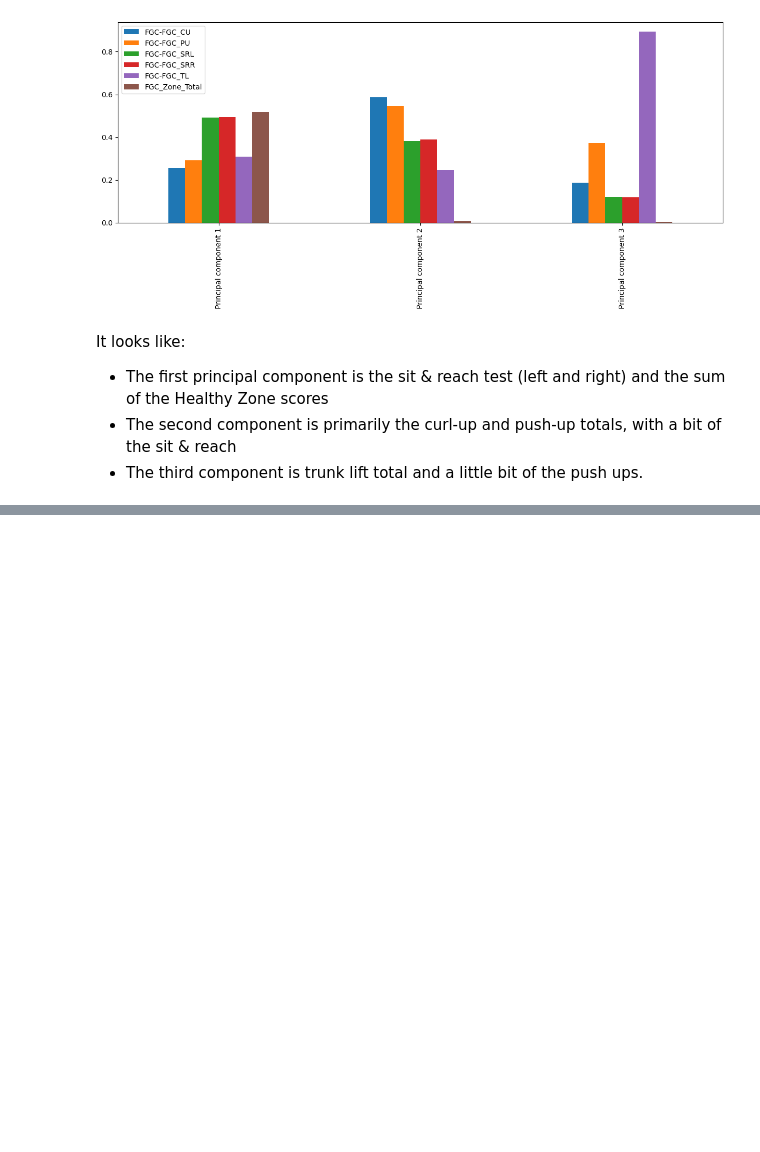
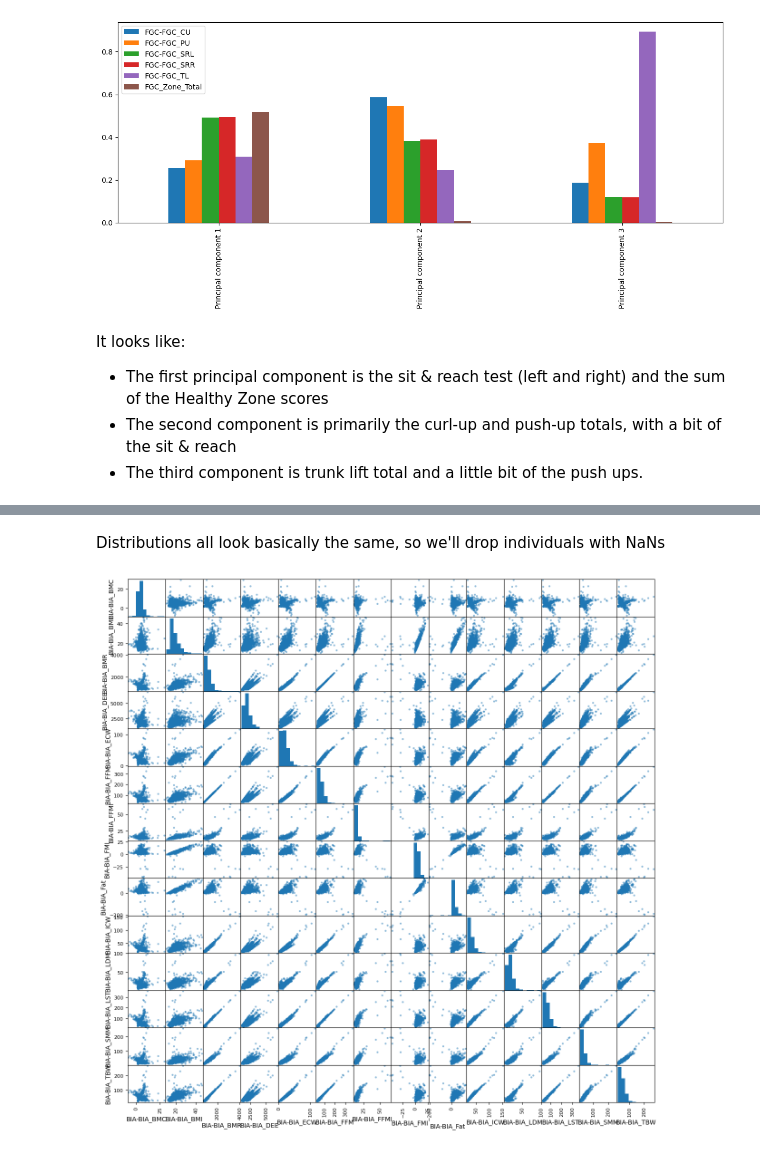
Before and after one commit to aarondweinberg/CMI_problematic_internet_use, a Jupyter notebook: EDA_PCA_AW.ipynb, the cells around one changed output, grey strips where cells are left out. Drawn from its saved outputs; the diff is of its cells as text; code cells hidden in the pictures; blank space fills up the shorter version.

```diff
--- a/EDA_PCA_AW.ipynb
+++ b/EDA_PCA_AW.ipynb
@@ -547,0 +631,20 @@ Finally, let's look at the bio-electric impedance variables
+# %% [markdown]
+Distributions all look basically the same, so we'll drop individuals with NaNs
+# %%
+# Remove the Age variable from train_bia
+train_bia = train_bia.drop(columns=['Age'])
+
+# Remove all rows that contain one or more NaN values from train_bia
+train_bia = train_bia.dropna()
+
+# Remove the NaNs variable from train_bia
+train_bia = train_bia.drop(columns=['NaNs'])
+# %%
+# PCA can only be used with linear data. So let's examine relationships between these five variables
+scatter_matrix(train_bia, figsize=(15,15))
+plt.show()
+
+# Create a correlation matrix of the variables in physical_vars
+train_bia.corr()
+# %% [output]
+[figure, added]
```
Also changed, not shown: parts of 12 cells of this notebook.
